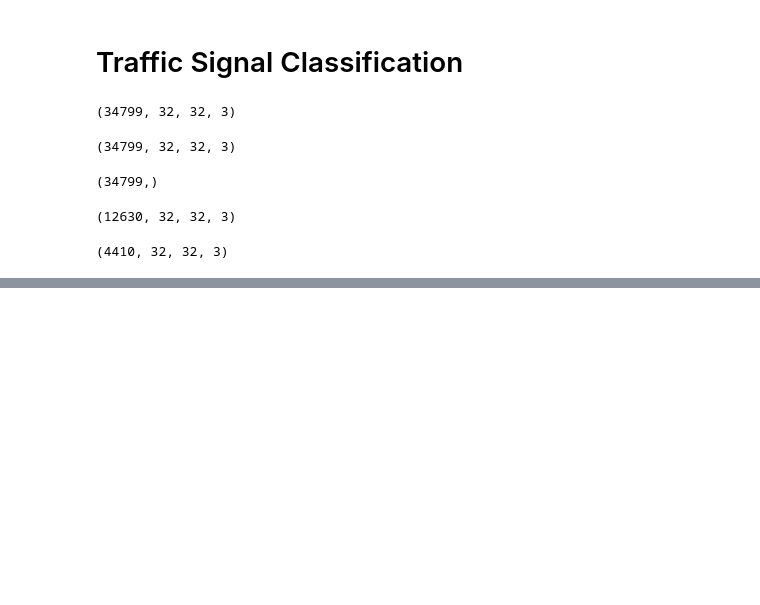
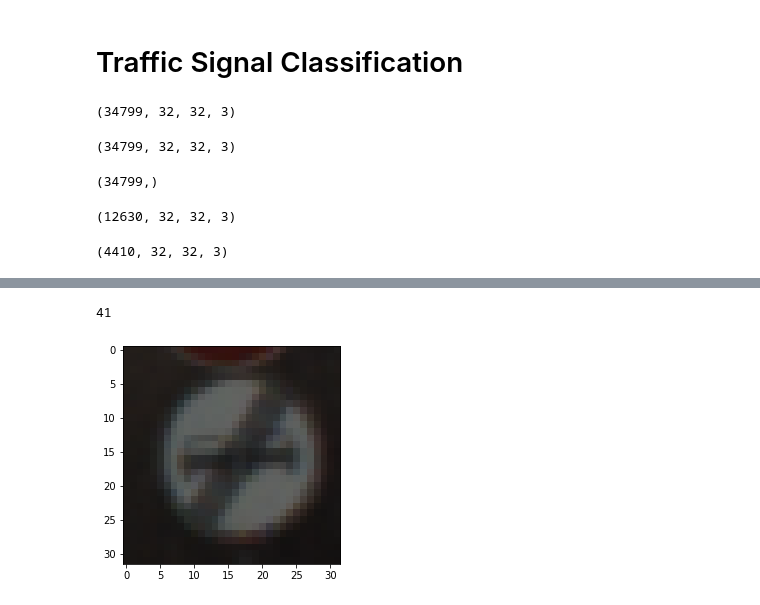
Before and after one commit to hamednasr/Traffic-Sign-Clasification, a Jupyter notebook: Traffic Signal Classification my code.ipynb, the cells around one changed output, grey strips where cells are left out. Drawn from its saved outputs; the diff is of its cells as text; code cells hidden in the pictures; blank space fills up the shorter version.

```diff
--- a/Traffic Signal Classification my code.ipynb
+++ b/Traffic Signal Classification my code.ipynb
@@ -44,0 +54,6 @@ X_val.shape
+# %%
+plt.imshow(X_train[22])
+y_train[22]
+# %% [output]
+41
+[figure, added]
```
Also changed, not shown: parts of 4 cells of this notebook.
